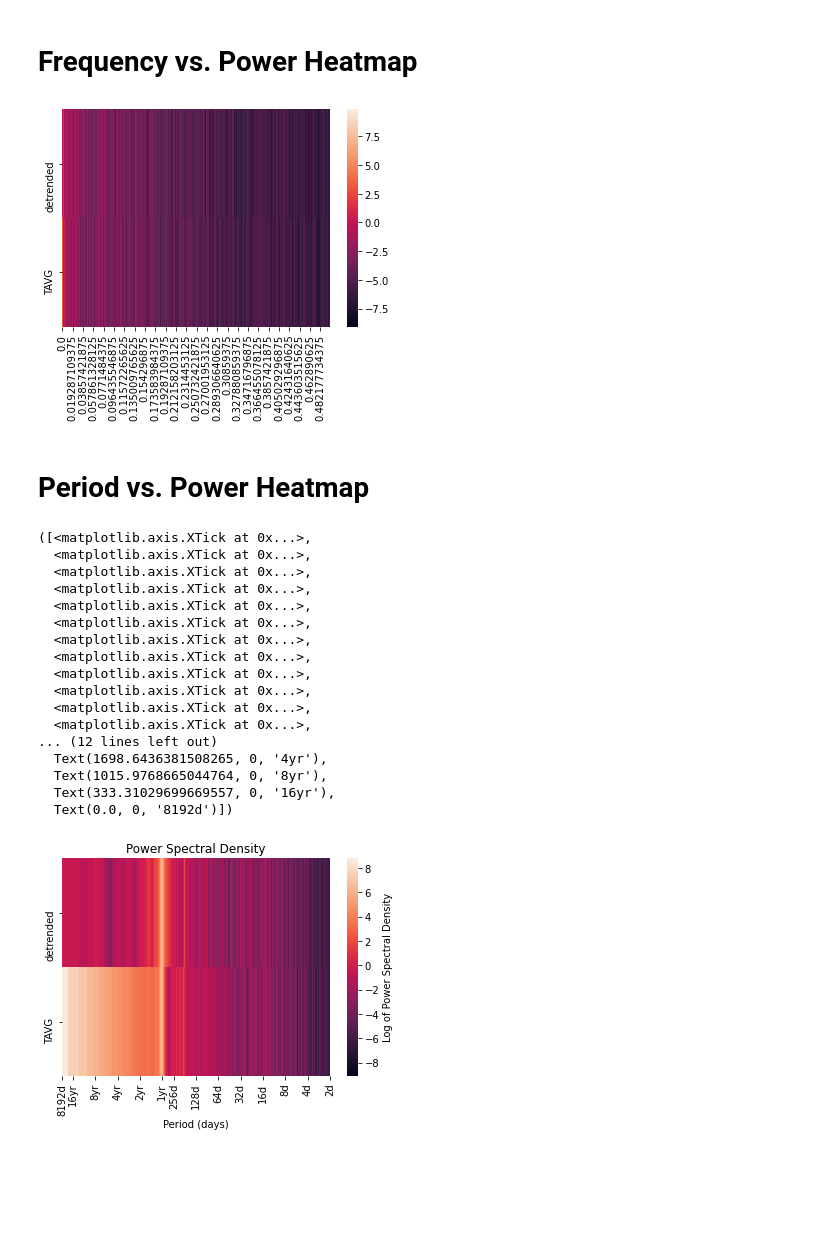
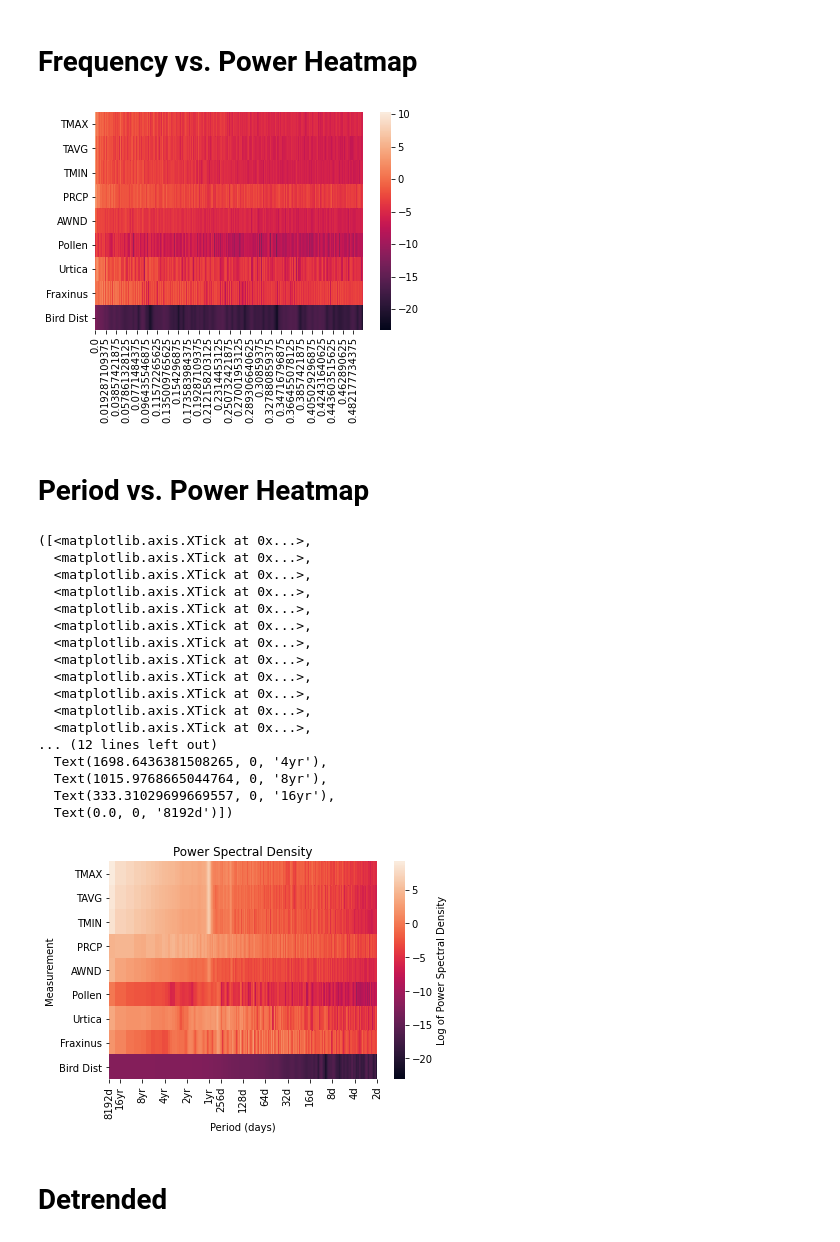
Before and after one commit to athena-ye/Historical-Data, a Jupyter notebook: Historical Data.ipynb, the cells around one changed output. Saved outputs shown, nothing was run; the diff lists cells and outputs as text; code cells hidden in the pictures; blank space fills up the shorter version.

Commit message:
nfft troubles

```diff
--- a/Historical Data.ipynb
+++ b/Historical Data.ipynb
@@ -285,0 +155,3 @@ plt.xticks(ynew, newlabel) #plotting the x-ticks and the newlabels
+# %%
+urtica = simple['Urtica']
+frax = simple['Fraxinus']
@@ -407,9 +366,12 @@ plt.plot(avgoverall)
 # %%
 dt = pd.DataFrame()
+zmean = pd.DataFrame()
 for x in range(len(avgoverall.columns)):
     dtnonan = avgoverall[avgoverall.columns[x]]
     dtnonan = dtnonan.interpolate('linear')
     detrend = sig.detrend(dtnonan)
     detrend = pd.DataFrame(detrend)
+    zscore = stat.zscore(detrend)
+    zscore = pd.DataFrame(zscore)
+    zmean = pd.concat([zmean, zscore], axis = 1)
     dt = pd.concat([dt, detrend], axis = 1)
-plt.plot(dt)
@@ -584,0 +626,15 @@ tminbmean = np.nanmean(tminbcumulative, axis=(0))
+# %%
+for x in range(len(minoverall.columns)):
+    znonan = minoverall[minoverall.columns[x]]
+    znonan = znonan.interpolate('linear', limit_direction = 'both')
+    zscore = stat.zscore(znonan)
+    zscore = pd.DataFrame(zscore)
+    a,b = plt.psd(zscore, Fs = 1, scale_by_freq = False, NFFT = 2**14)
+    if x == 0:
+        acumulative = a
+        bcumulative = b
+    else:
+        acumulative = np.vstack([acumulative, a])
+        bcumulative = np.vstack([bcumulative, b])
+zamin = acumulative.mean(axis=(0))
+zbmin = bcumulative.mean(axis=(0))
@@ -650,25 +758,30 @@ prcpbmean = np.nanmean(prcpbcumulative, axis=(0))
 # %% [markdown]
 # Frequency vs. Power Heatmap
 # %%
-param0 = ['detrended']
 param1 = ['TAVG']
 param2 = ['TMAX']
 param3 = ['TMIN']
 param4 = ['PRCP']
 param5 = ['AWND']
+param6 = ['Pollen']
+param7 = ['Urtica']
+param8 = ['Fraxinus']
+param9 = ['Bird Dist']
 
-hm0 = pd.DataFrame(data = dtamean, columns = param0, index = dtbmean)
 hm1 = pd.DataFrame(data = amean, columns = param1, index = bmean)
-#hm2 = pd.DataFrame(data = tmaxamean, columns = param2, index = tmaxbmean)
-# hm3 = pd.DataFrame(data = tminamean, columns = param3, index = tminbmean)
-# hm4 = pd.DataFrame(data = prcpamean, columns = param4, index = prcpbmean)
-# hm5 = pd.DataFrame(data = aawndmean, columns = param5, index = bawndmean)
-#hm = pd.concat([hm2, hm0, hm1, hm3, hm4, hm5], axis=1)
-hm = pd.concat([hm0, hm1], axis=1)
+hm2 = pd.DataFrame(data = tmaxamean, columns = param2, index = tmaxbmean)
+hm3 = pd.DataFrame(data = tminamean, columns = param3, index = tminbmean)
+hm4 = pd.DataFrame(data = prcpamean, columns = param4, index = prcpbmean)
+hm5 = pd.DataFrame(data = aawndmean, columns = param5, index = bawndmean)
+hm6 = pd.DataFrame(data = pollenmeandata, columns = param6, index = pollenmeanindex)
+hm7 = pd.DataFrame(data = urticadata, columns = param7, index = urticaindex)
+hm8 = pd.DataFrame(data = fraxdata, columns = param8, index = fraxindex)
+hm9 = pd.DataFrame(data = distperdaydata, columns = param9, index = distperdayindex)
+hm = pd.concat([hm2, hm1, hm3, hm4, hm5, hm6, hm7, hm8, hm9], axis=1)
 loghm = np.log(hm)
 fig = sns.heatmap(loghm.T)
 # %% [output]
-[figure, old version]
+[figure, new version]
 # %% [markdown]
 # Period vs. Power Heatmap
 # %%
@@ -699,6 +811,7 @@ ynew = f(xnew) #list of values
 s = sns.heatmap(np.log(interpolated.T), cbar_kws={'label': 'Log of Power Spectral Density'}) #creating the heatmap and labeling the color bar
 s.set_title('Power Spectral Density') #setting the heatmap title
 s.set_xlabel('Period (days)') #setting the heatmap x-axis label
+s.set_ylabel('Measurement') #setting the heatmap x-axis label
 newlabel = ['2d', '4d','8d','16d','32d','64d','128d','256d','1yr', '2yr', '4yr', '8yr', '16yr', '8192d'] #setting the x-axis labels
 plt.xticks(ynew, newlabel) #plotting the x-ticks and the newlabels
 # %% [output]
@@ -719,4 +832,6 @@ plt.xticks(ynew, newlabel) #plotting the x-ticks and the newlabels
   Text(1015.9768665044764, 0, '8yr'),
   Text(333.31029699669557, 0, '16yr'),
   Text(0.0, 0, '8192d')])
-[figure, old version]
+[figure, new version]
+# %% [markdown]
+# Detrended
```
Also changed, not shown: parts of 84 cells of this notebook, 5 other files.
